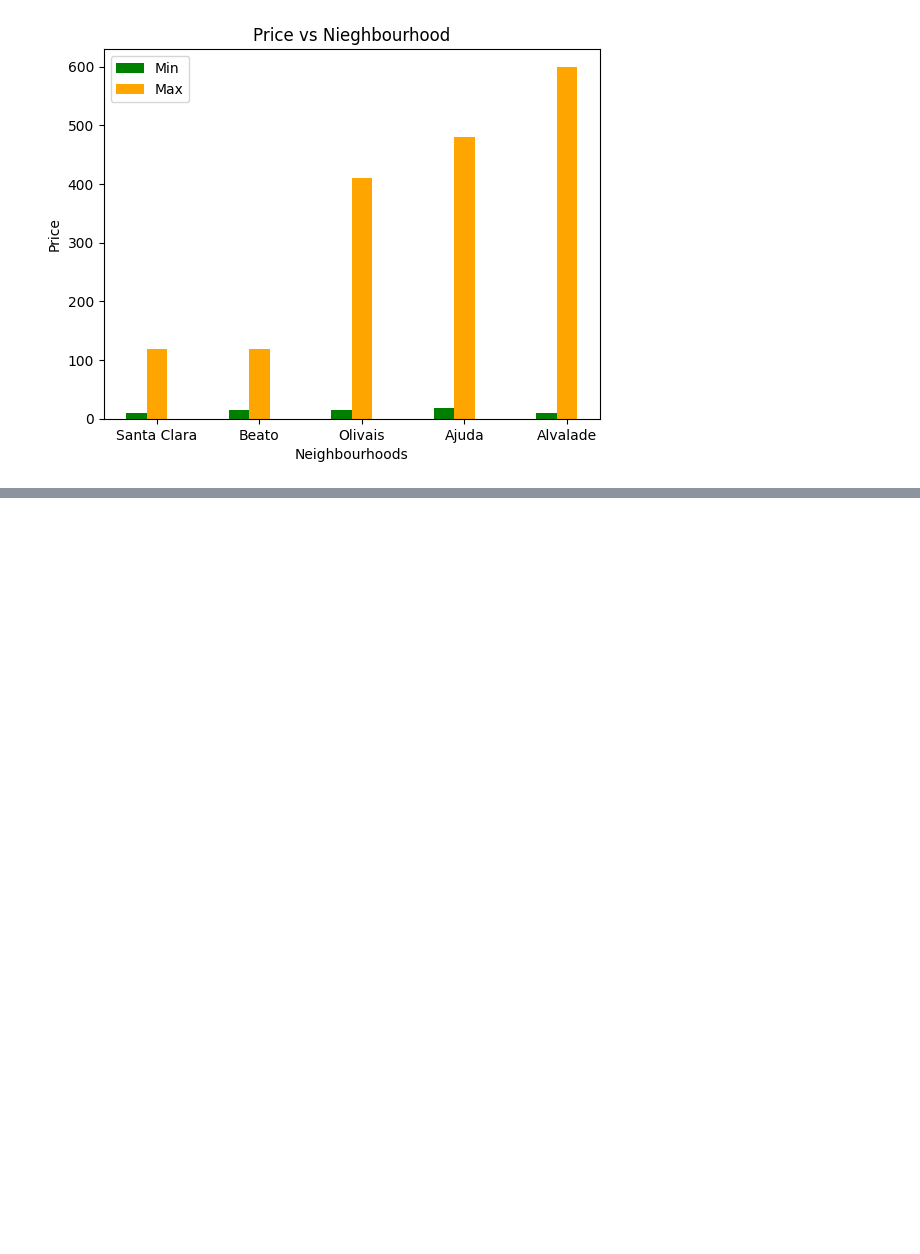
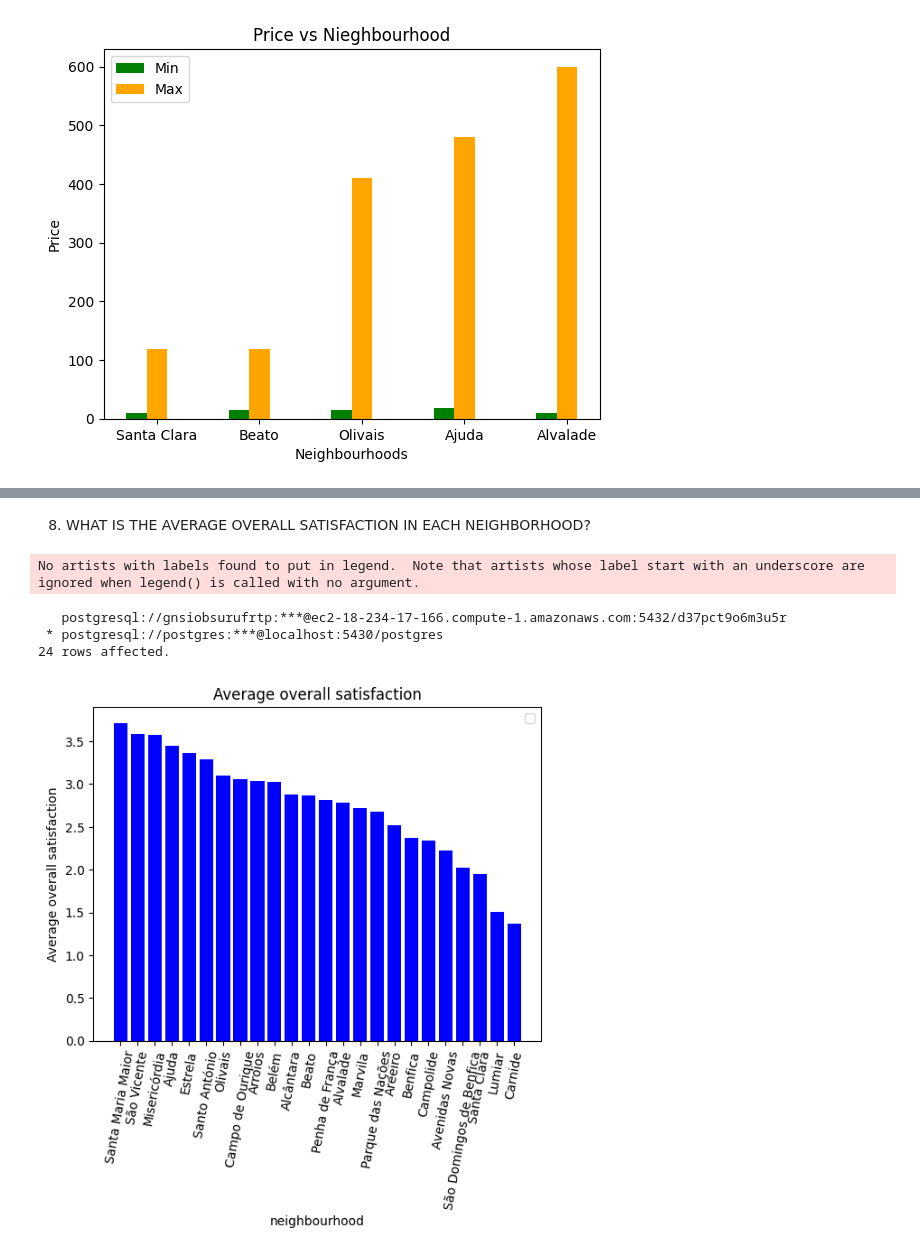
Before and after one commit to The-DigitalAcademy/No_Name-Data-Visualization-and-Analysis---Airbnb_lisbon-, a Jupyter notebook: dataset_airBnB.ipynb, the cells around one changed output, grey strips where cells are left out. Cells and saved outputs as stored; diff of their text form; code cells hidden in the pictures; blank space fills up the shorter version.

```diff
--- a/dataset_airBnB.ipynb
+++ b/dataset_airBnB.ipynb
@@ -294,0 +317,25 @@ plt.show()
+# %% [markdown]
+8. WHAT IS THE AVERAGE OVERALL SATISFACTION IN EACH NEIGHBORHOOD?
+# %%
+average_overrall_satisfaction = %sql select avg(overall_satisfaction), neighborhood from airbnb_lisbon group by neighborhood order by avg(overall_satisfaction) desc
+
+overall_satisfaction = []
+neighborhood = []
+
+for i in average_overrall_satisfaction:
+    overall_satisfaction.append(i[0])
+    neighborhood.append(i[1])
+
+plt.bar( neighborhood,overall_satisfaction, color = 'blue')
+plt.ylabel("Average overall satisfaction")
+plt.xlabel("neighbourhood")
+plt.xticks(rotation=80)
+plt.title("Average overall satisfaction")
+plt.legend()
+plt.show()
+# %% [output]
+No artists with labels found to put in legend.  Note that artists whose label start with an underscore are ignored when legend() is called with no argument.
+   postgresql://gnsiobsurufrtp:***@ec2-18-234-17-166.compute-1.amazonaws.com:5432/d37pct9o6m3u5r
+ * postgresql://postgres:***@localhost:5430/postgres
+24 rows affected.
+[figure, added]
```
Also changed, not shown: parts of 4 cells of this notebook.
